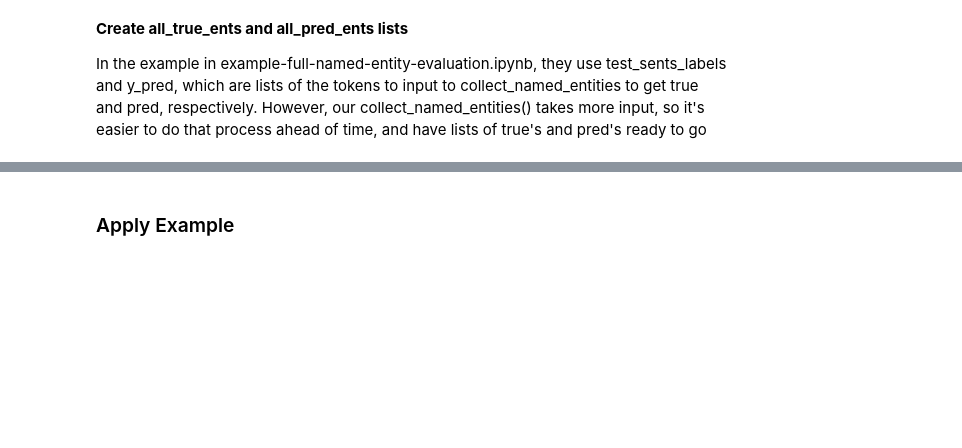
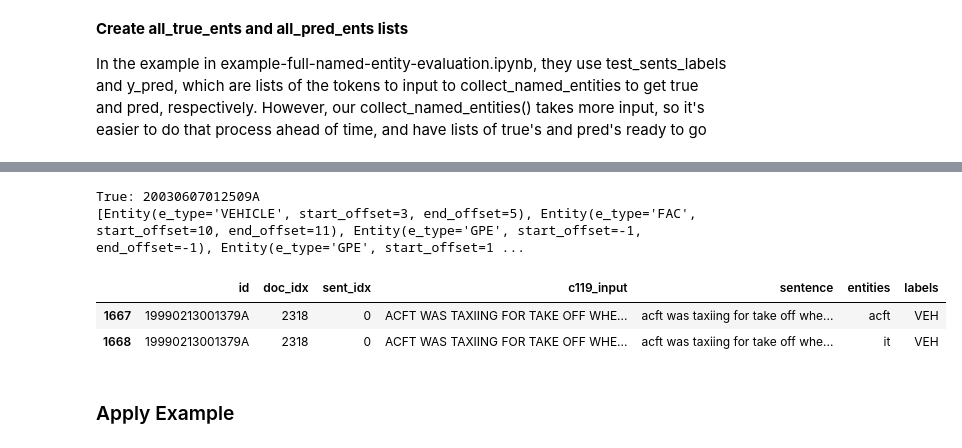
Before and after one commit to nd-crane/trusted_ke, a Jupyter notebook: evaluations/automatic/ner_eval.ipynb, the cells around one changed output, grey strips where cells are left out. Saved outputs shown, nothing was run; the diff lists cells and outputs as text; code cells hidden in the pictures; blank space fills up the shorter version.

```diff
--- a/evaluations/automatic/ner_eval.ipynb
+++ b/evaluations/automatic/ner_eval.ipynb
@@ -320,3 +203,24 @@ for pred_ents in all_pred_ents:
+# %%
+for idoc, doc_id in enumerate(gold_df['id'].unique()):
+    for ent in all_true_ents[idoc]:
+        if ent[1] == -1:
+            print(f"True: {doc_id}")
+            print(all_true_ents[idoc])
+            print()
+    for ent in all_pred_ents[idoc]:
+        if ent[1] == -1:
+            print(f"Pred: {doc_id}")
+            print(all_pred_ents[idoc])
+            print()
+# %% [output]
+True: 20030607012509A
+[Entity(e_type='VEHICLE', start_offset=3, end_offset=5), Entity(e_type='FAC', start_offset=10, end_offset=11), Entity(e_type='GPE', start_offset=-1, end_offset=-1), Entity(e_type='GPE', start_offset=1 ...
+# %%
+result_df[result_df['id']=='19990213001379A']
+# %% [output]
+|  | id | doc_idx | sent_idx | c119_input | sentence | entities | labels |
+| 1667 | 19990213001379A | 2318 | 0 | ACFT WAS TAXIING FOR TAKE OFF WHE... | acft was taxiing for take off whe... | acft | VEH |
+| 1668 | 19990213001379A | 2318 | 0 | ACFT WAS TAXIING FOR TAKE OFF WHE... | acft was taxiing for take off whe... | it | VEH |
 # %% [markdown]
 ### Apply Example
 # %%
```
Also changed, not shown: parts of 55 cells of this notebook, 2 other files.
